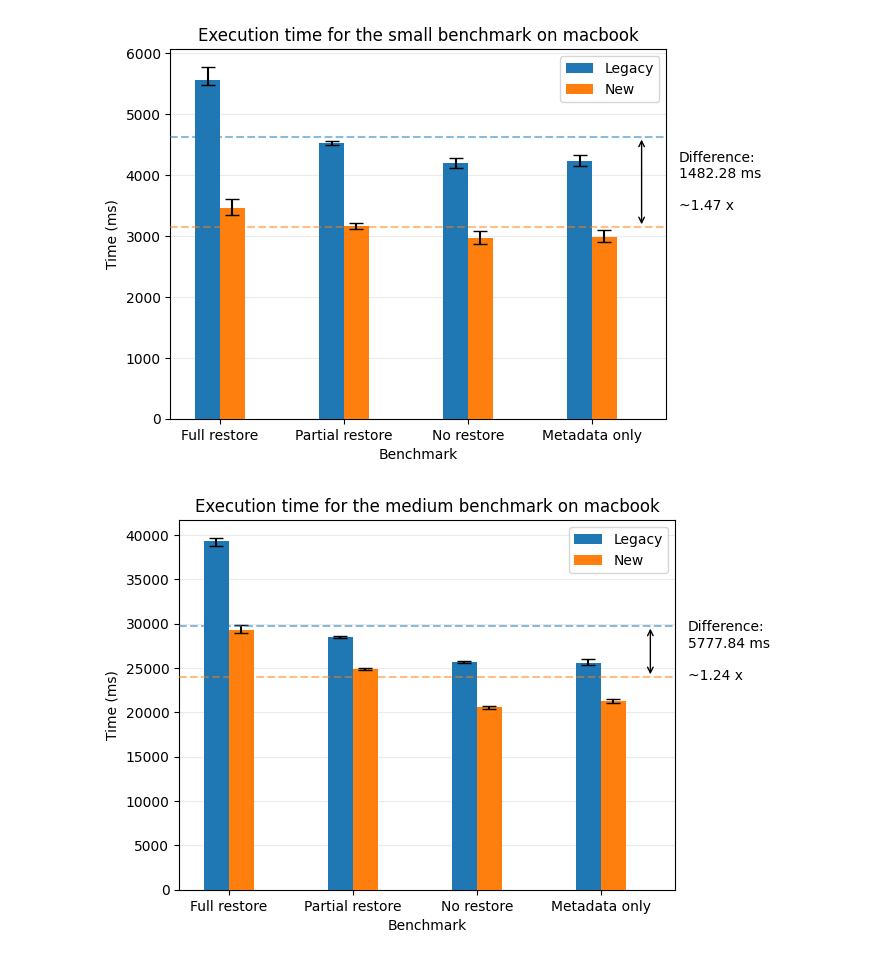
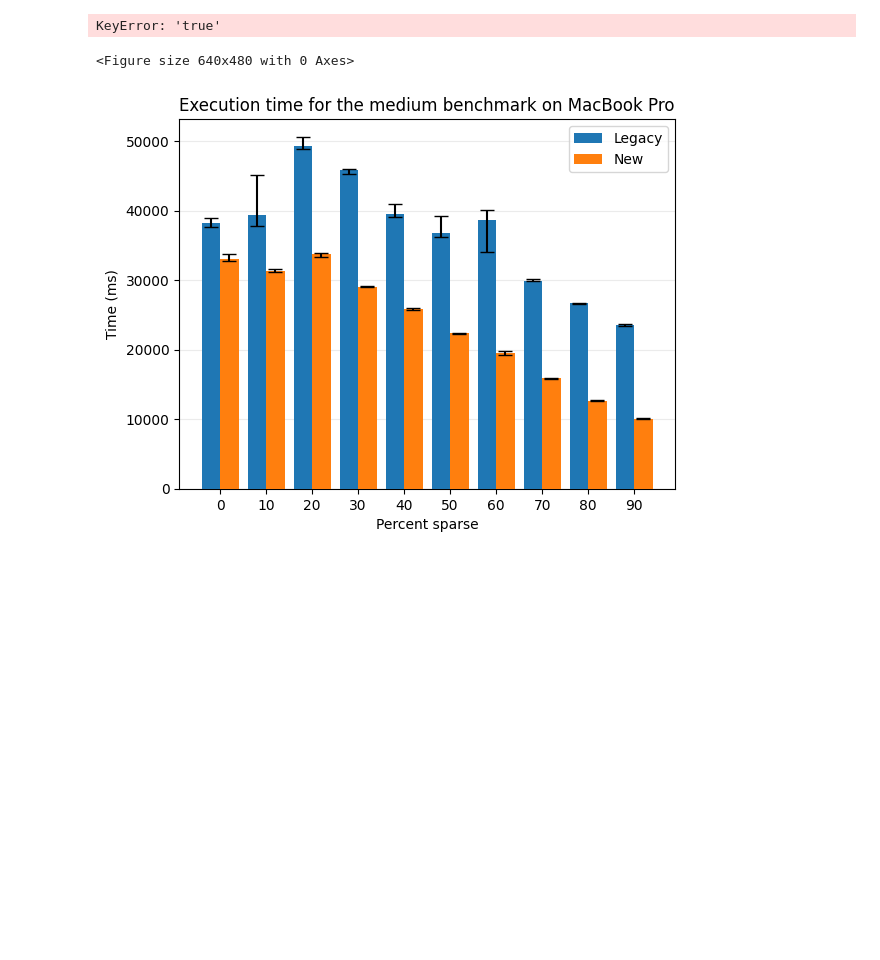
Before and after one commit to carljohnsen/duplicati-blogpost, a Jupyter notebook: WIP-restore/benchmark/plotting.ipynb, the cells around one changed output. Cells and saved outputs as stored; diff of their text form; code cells hidden in the pictures; blank space fills up the shorter version.

Commit message:
Added restore sparsity benchmark

```diff
--- a/WIP-restore/benchmark/plotting.ipynb
+++ b/WIP-restore/benchmark/plotting.ipynb
@@ -25,7 +44,7 @@ def clean(times):
     no_outliers = np.sort(times)[1:-1]
     return np.mean(no_outliers), np.min(no_outliers), np.max(no_outliers)
 
-def plot_bars(runs, host, size):
+def plot_bars_regular(runs, host, size, host_label):
     width = .2
     off = -width
     super_means = []
@@ -60,13 +79,52 @@ def plot_bars(runs, host, size):
     plt.xlim(-.5, len(benchmarks)-.5)
     plt.ylabel('Time (ms)')
     plt.xlabel('Benchmark')
-    plt.title(f'Execution time for the {size} benchmark on {host}')
+    plt.title(f'Execution time for the {size} benchmark on {host_label}')
     plt.grid(axis='y', alpha=.25, zorder=0)
 
-plot_bars(runs, hosts[0], 'small')
+plot_bars_regular(runs, hosts[0], 'small', hosts_labels[0])
 plt.show()
-plot_bars(runs, hosts[0], 'medium')
-plt.show()
 # %% [output]
-[figure, removed]
-[figure, removed]
+KeyError: 'true'
+# %%
+if not os.path.exists(figures_dir):
+    os.mkdir(figures_dir)
+
+for host, host_label in zip(hosts, hosts_labels):
+    for size in sizes:
+        plot_bars_regular(runs, host, size, host_label)
+        # More horizontal space for the legend
+        plt.tight_layout(rect=[0, 0, 1, .9])
+        plt.savefig(f'{figures_dir}/{host}_{size}.png', dpi=300)
+        plt.clf()
+# %% [output]
+<Figure size 640x480 with 0 Axes>
+# %%
+def plot_bars_sparse(runs, host, host_label):
+    width = 4
+    off = -(.5*width)
+
+    for l in legacies:
+        measured = runs[host][sparsity_size]['sparse'][l]
+        measured = np.sort(measured, axis=1)
+        measured = measured[:, 1:-1]
+        means = np.mean(measured, axis=1)
+        mins = np.min(measured, axis=1)
+        maxs = np.max(measured, axis=1)
+
+        plt.bar((np.arange(10) * 10) + off, means, yerr=[means-mins, maxs-means], capsize=5, width=width, label='Legacy' if l == 'true' else 'New', zorder=3)
+        off += width
+    plt.legend()
+
+
+    plt.xticks(np.arange(10) * 10)
+    #plt.xlim(-.5, len(benchmarks)-.5)
+    plt.ylabel('Time (ms)')
+    plt.xlabel('Percent sparse')
+    plt.title(f'Execution time for the {size} benchmark on {host_label}')
+    plt.grid(axis='y', alpha=.25, zorder=0)
+
+plot_bars_sparse(runs, hosts[0], hosts_labels[0])
+plt.show()
+# %% [output]
+[figure, added]
```
Also changed, not shown: parts of 2 cells of this notebook, 1 other file.
